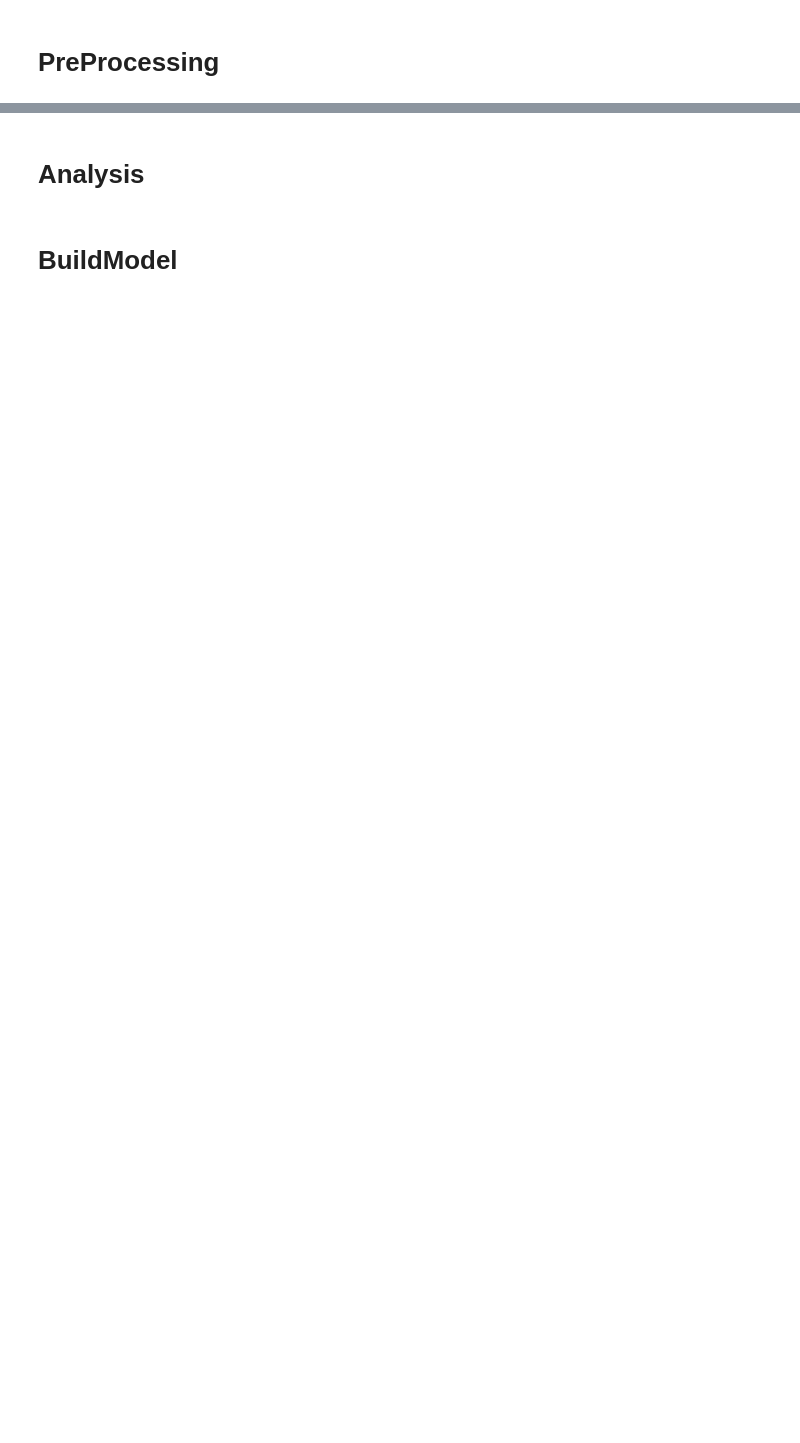
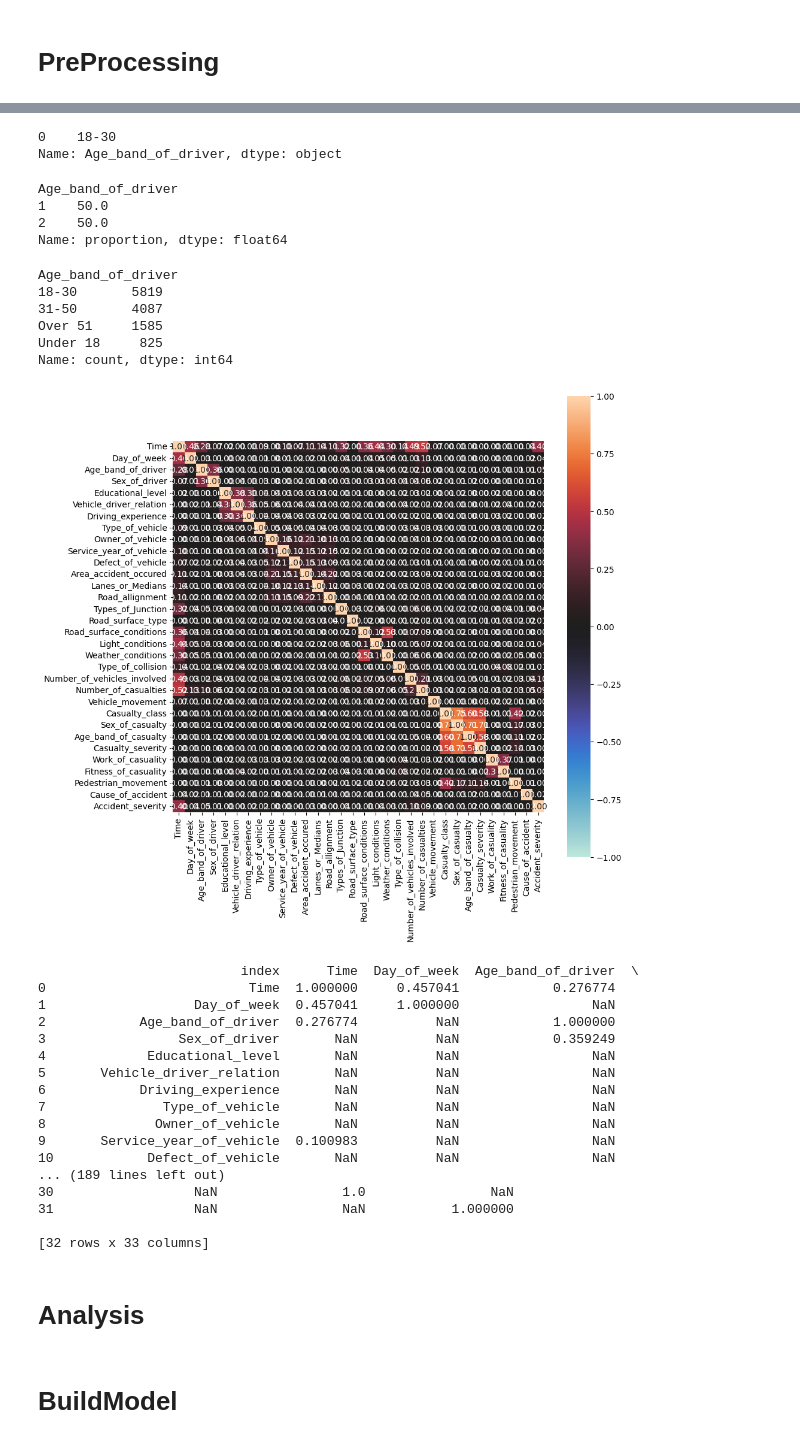
Before and after one commit to ahmadnafi30/3-AhmadNafiMubarok_OrieAbyanMaulana, a Jupyter notebook: code/main.ipynb, the cells around one changed output, grey strips where cells are left out. Saved outputs shown, nothing was run; the diff lists cells and outputs as text; code cells hidden in the pictures; blank space fills up the shorter version.

Commit message:
data understanding v1

```diff
--- a/code/main.ipynb
+++ b/code/main.ipynb
@@ -707,0 +817,33 @@ hmmmm
+# %%
+print(df_preprocessing['Age_band_of_driver'].mode())
+# %% [output]
+0    18-30
+Name: Age_band_of_driver, dtype: object
+# %%
+# Age_band_of_driver      : Rentang usia pengemudi.
+
+df_preprocessing['Age_band_of_driver'].replace("Unknown", "18-30", inplace=True)
+
+age_mapping = {
+    "Under 18": 0,
+    "18-30": 1,
+    "31-50": 2,
+    "Over 51": 3
+}
+df['Age_band_of_driver'] = df_preprocessing['Age_band_of_driver'].map(age_mapping)
+
+df['Age_band_of_driver'].value_counts(normalize=True) * 100
+# %% [output]
+Age_band_of_driver
+1    50.0
+2    50.0
+Name: proportion, dtype: float64
+# %%
+df_preprocessing['Age_band_of_driver'].value_counts()
+# %% [output]
+Age_band_of_driver
+18-30       5819
+31-50       4087
+Over 51     1585
+Under 18     825
+Name: count, dtype: int64
@@ -708,3 +872,43 @@ hmmmm
+# %%
+import pandas as pd
+from dython.nominal import associations
+
+# Baca dataset (gantilah dengan dataset yang sesuai)
+# df = pd.read_csv('dataset.csv')  # Gantilah dengan path dataset Anda
+
+# Hitung matriks korelasi
+complete_correlation = associations(df_train, filename=None, figsize=(10,10))
+
+# Ekstrak matriks korelasi
+df_complete_corr = complete_correlation['corr']
+
+# Filter hanya korelasi > 0.1 (abaikan diagonal 1.0)
+filtered_corr = df_complete_corr[df_complete_corr.abs() > 0.1]
+
+# Reset index agar lebih mudah dibaca
+filtered_corr = filtered_corr.reset_index()
+
+# Cetak hasil
+print(filtered_corr)
+# %% [output]
+[figure, added]
+                          index      Time  Day_of_week  Age_band_of_driver  \
+0                          Time  1.000000     0.457041            0.276774
+1                   Day_of_week  0.457041     1.000000                 NaN
+2            Age_band_of_driver  0.276774          NaN            1.000000
+3                 Sex_of_driver       NaN          NaN            0.359249
+4             Educational_level       NaN          NaN                 NaN
+5       Vehicle_driver_relation       NaN          NaN                 NaN
+6            Driving_experience       NaN          NaN                 NaN
+7               Type_of_vehicle       NaN          NaN                 NaN
+8              Owner_of_vehicle       NaN          NaN                 NaN
+9       Service_year_of_vehicle  0.100983          NaN                 NaN
+10            Defect_of_vehicle       NaN          NaN                 NaN
+... (189 lines left out)
+30                  NaN                1.0                NaN
+31                  NaN                NaN           1.000000
+
+[32 rows x 33 columns]
 # %% [markdown]
 # Analysis
 # %% [markdown]
```
Also changed, not shown: parts of 22 cells of this notebook, 4 other files.
